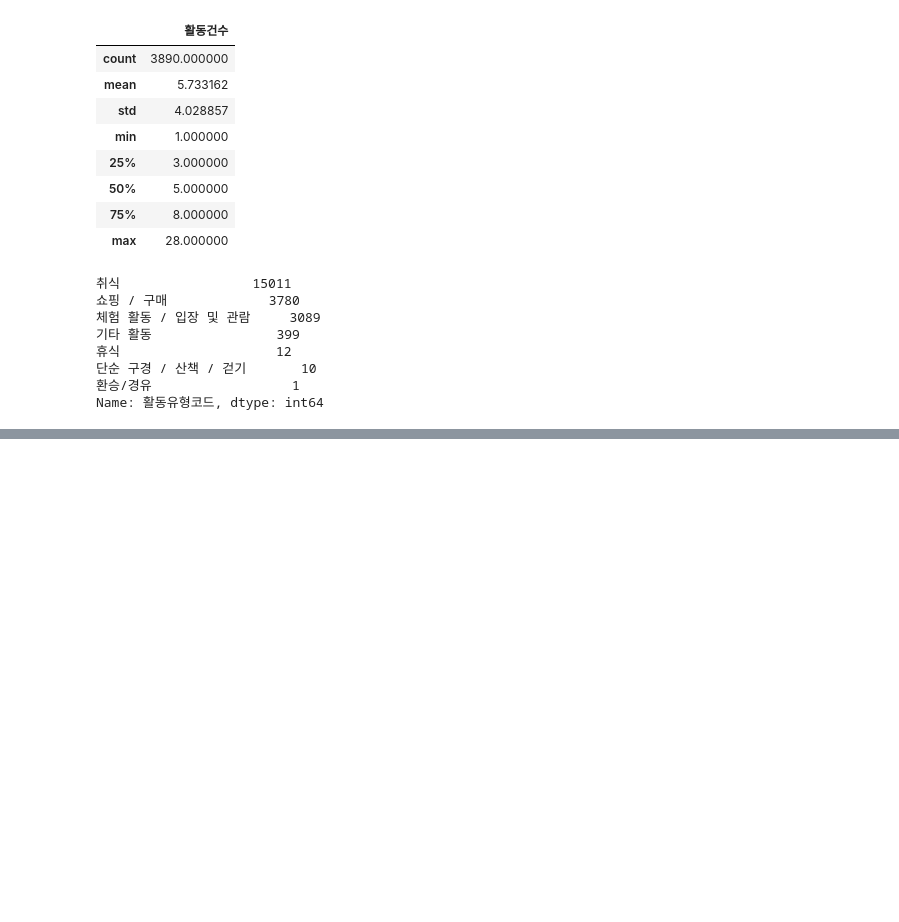
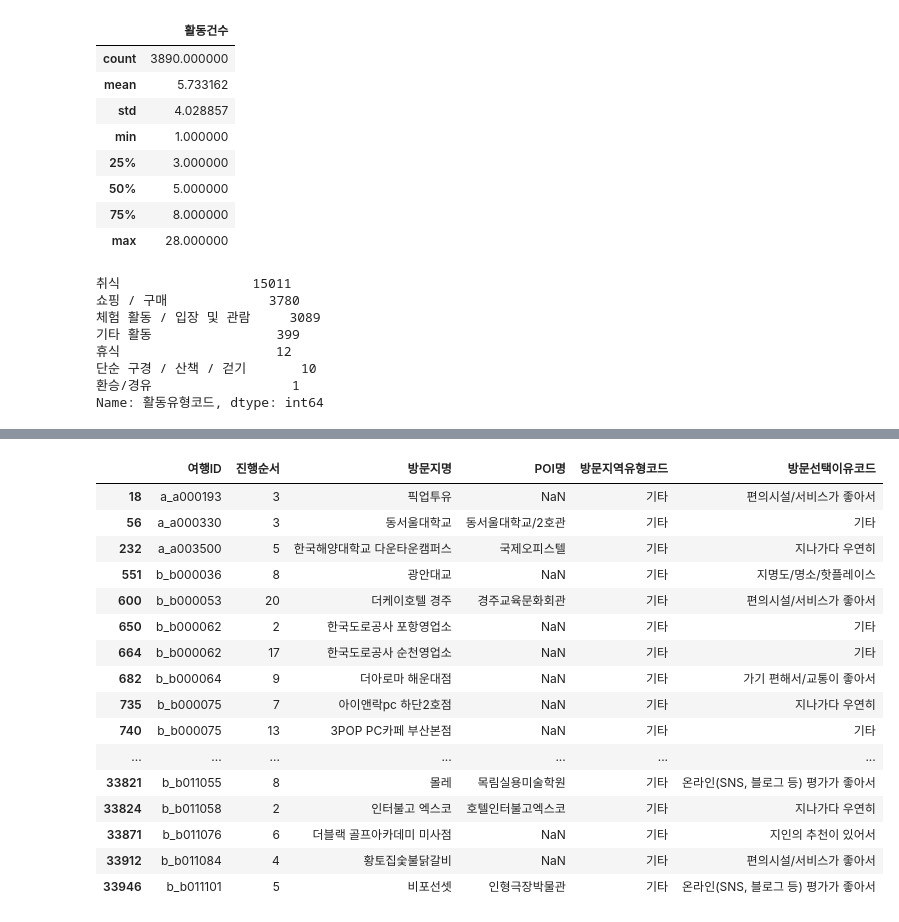
Before and after one commit to ssoom98/where2go, a Jupyter notebook: choi/preprocessing/가설검증전처리.ipynb, the cells around one changed output, grey strips where cells are left out. Saved outputs shown, nothing was run; the diff lists cells and outputs as text; code cells hidden in the pictures; blank space fills up the shorter version.

```diff
--- a/choi/preprocessing/가설검증전처리.ipynb
+++ b/choi/preprocessing/가설검증전처리.ipynb
@@ -225,0 +231,40 @@ Name: 활동유형코드, dtype: int64
+# %%
+mapping_plan = {"VISIT_AREA_TYPE_CD": "VIS",
+    "VISIT_CHC_REASON_CD": "REN",
+    "DGSTFN": "DGS",
+    "REVISIT_INTENTION": "REP",
+    "RCMDTN_INTENTION": "REC",
+    "LODGING_TYPE_CD": "HTY"}
+rename_map = {"TRAVEL_ID": "여행ID",
+    "VISIT_AREA_ID": "방문지 ID",
+    "VISIT_ORDER": "진행순서",
+    "VISIT_AREA_NM": "방문지명",
+    "VISIT_START_YMD": "방문시작일자",
+    "VISIT_END_YMD": "방문종료일자",
+    "ROAD_NM_ADDR": "도로명주소",
+    "LOTNO_ADDR": "지번주소",
+    "X_COORD": "X좌표",
+    "Y_COORD": "Y좌표",
+    "ROAD_NM_CD": "도로명코드",
+    "LOTNO_CD": "지번코드",
+    "POI_ID": "POI ID",
+    "POI_NM": "POI명",
+    "RESIDENCE_TIME_MIN": "체류시간_분",
+    "VISIT_AREA_TYPE_CD": "방문지역유형코드",
+    "REVISIT_YN": "재방문여부",
+    "VISIT_CHC_REASON_CD": "방문선택이유코드",
+    "LODGING_TYPE_CD": "숙소유형코드",
+    "DGSTFN": "만족도",
+    "REVISIT_INTENTION": "재방문의향",
+    "RCMDTN_INTENTION": "추천의향",
+    "SGG_CD": "시군구코드"}
+va_info_df = preprocess_data(
+    va_info,
+    mapping_plan,
+    rename_map,
+    output_filename="va_info_East.csv"
+)
+# %%
+va_info = va_info_df[['여행ID','진행순서','방문지명','POI명','방문지역유형코드','방문선택이유코드']]
+# %%
+va_info = va_info.sort_values(by= ['여행ID','진행순서']).reset_index(drop=True)
@@ -225,0 +385,20 @@ Name: 활동유형코드, dtype: int64
+# %%
+va_info[va_info['방문지역유형코드']=='기타']
+# %% [output]
+|  | 여행ID | 진행순서 | 방문지명 | POI명 | 방문지역유형코드 | 방문선택이유코드 |
+| 18 | a_a000193 | 3 | 픽업투유 | NaN | 기타 | 편의시설/서비스가 좋아서 |
+| 56 | a_a000330 | 3 | 동서울대학교 | 동서울대학교/2호관 | 기타 | 기타 |
+| 232 | a_a003500 | 5 | 한국해양대학교 다운타운캠퍼스 | 국제오피스텔 | 기타 | 지나가다 우연히 |
+| 551 | b_b000036 | 8 | 광안대교 | NaN | 기타 | 지명도/명소/핫플레이스 |
+| 600 | b_b000053 | 20 | 더케이호텔 경주 | 경주교육문화회관 | 기타 | 편의시설/서비스가 좋아서 |
+| 650 | b_b000062 | 2 | 한국도로공사 포항영업소 | NaN | 기타 | 기타 |
+| 664 | b_b000062 | 17 | 한국도로공사 순천영업소 | NaN | 기타 | 기타 |
+| 682 | b_b000064 | 9 | 더아로마 해운대점 | NaN | 기타 | 가기 편해서/교통이 좋아서 |
+| 735 | b_b000075 | 7 | 아이앤락pc 하단2호점 | NaN | 기타 | 지나가다 우연히 |
+| 740 | b_b000075 | 13 | 3POP PC카페 부산본점 | NaN | 기타 | 기타 |
+| ... | ... | ... | ... | ... | ... | ... |
+| 33821 | b_b011055 | 8 | 몰레 | 목림실용미술학원 | 기타 | 온라인(SNS, 블로그 등) 평가가 좋아서 |
+| 33824 | b_b011058 | 2 | 인터불고 엑스코 | 호텔인터불고엑스코 | 기타 | 지나가다 우연히 |
+| 33871 | b_b011076 | 6 | 더블랙 골프아카데미 미사점 | NaN | 기타 | 지인의 추천이 있어서 |
+| 33912 | b_b011084 | 4 | 황토집숯불닭갈비 | NaN | 기타 | 편의시설/서비스가 좋아서 |
+| 33946 | b_b011101 | 5 | 비포선셋 | 인형극장박물관 | 기타 | 온라인(SNS, 블로그 등) 평가가 좋아서 |
```
Also changed, not shown: parts of 12 cells of this notebook.
